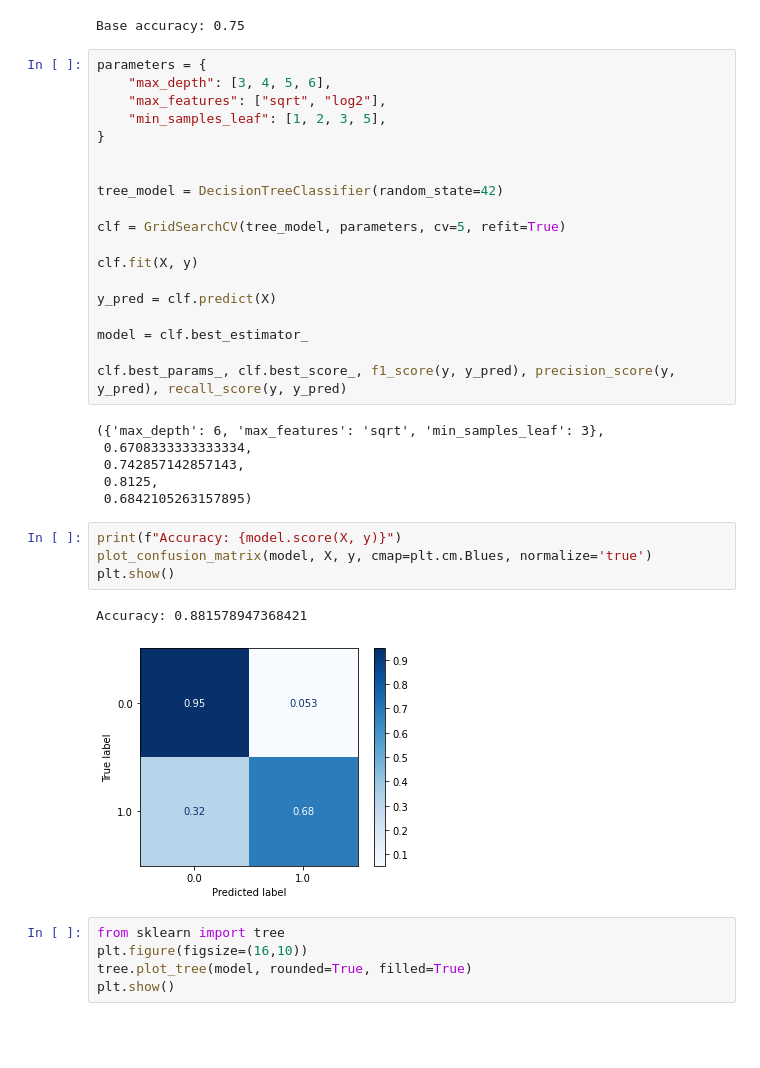
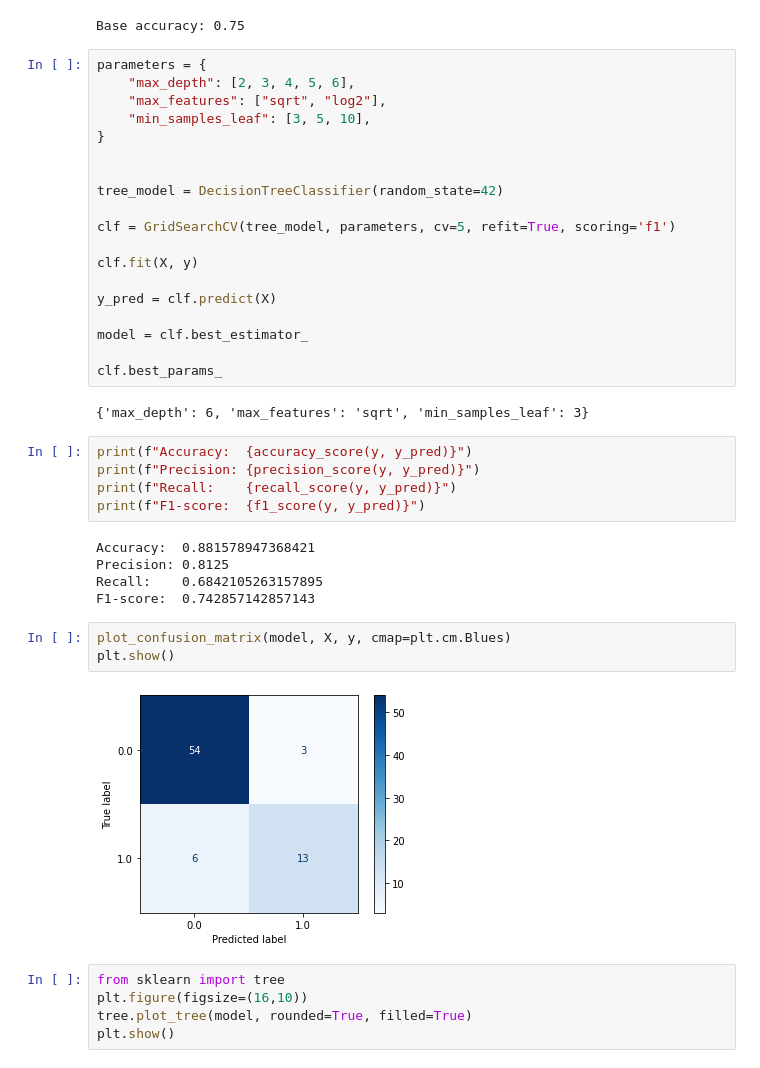
Before and after one commit to matti16/triq-test, a Jupyter notebook: notebooks/Activity Data Analysis.ipynb, the cells around one changed output. Saved outputs shown, nothing was run; the diff lists cells and outputs as text; blank space fills up the shorter version.

```diff
--- a/notebooks/Activity Data Analysis.ipynb
+++ b/notebooks/Activity Data Analysis.ipynb
@@ -257,15 +237,15 @@ print(f"Base accuracy: {1 - sum(y)/len(y)}")
 Base accuracy: 0.75
 # %%
 parameters = {
-    "max_depth": [3, 4, 5, 6],
+    "max_depth": [2, 3, 4, 5, 6],
     "max_features": ["sqrt", "log2"],
-    "min_samples_leaf": [1, 2, 3, 5],
+    "min_samples_leaf": [3, 5, 10],
 }
 
 
 tree_model = DecisionTreeClassifier(random_state=42)
 
-clf = GridSearchCV(tree_model, parameters, cv=5, refit=True)
+clf = GridSearchCV(tree_model, parameters, cv=5, refit=True, scoring='f1')
 
 clf.fit(X, y)
 
@@ -273,20 +253,24 @@ y_pred = clf.predict(X)
 
 model = clf.best_estimator_
 
-clf.best_params_, clf.best_score_, f1_score(y, y_pred), precision_score(y, y_pred), recall_score(y, y_pred)
+clf.best_params_
 # %% [output]
-({'max_depth': 6, 'max_features': 'sqrt', 'min_samples_leaf': 3},
- 0.6708333333333334,
- 0.742857142857143,
- 0.8125,
- 0.6842105263157895)
+{'max_depth': 6, 'max_features': 'sqrt', 'min_samples_leaf': 3}
+# %%
+print(f"Accuracy:  {accuracy_score(y, y_pred)}")
+print(f"Precision: {precision_score(y, y_pred)}")
+print(f"Recall:    {recall_score(y, y_pred)}")
+print(f"F1-score:  {f1_score(y, y_pred)}")
+# %% [output]
+Accuracy:  0.881578947368421
+Precision: 0.8125
+Recall:    0.6842105263157895
+F1-score:  0.742857142857143
 # %%
-print(f"Accuracy: {model.score(X, y)}")
-plot_confusion_matrix(model, X, y, cmap=plt.cm.Blues, normalize='true')
+plot_confusion_matrix(model, X, y, cmap=plt.cm.Blues)
 plt.show()
 # %% [output]
-Accuracy: 0.881578947368421
-[figure, old version]
+[figure, new version]
 # %%
 from sklearn import tree
 plt.figure(figsize=(16,10))
```
Also changed, not shown: parts of 2 cells of this notebook, 5 other files.
